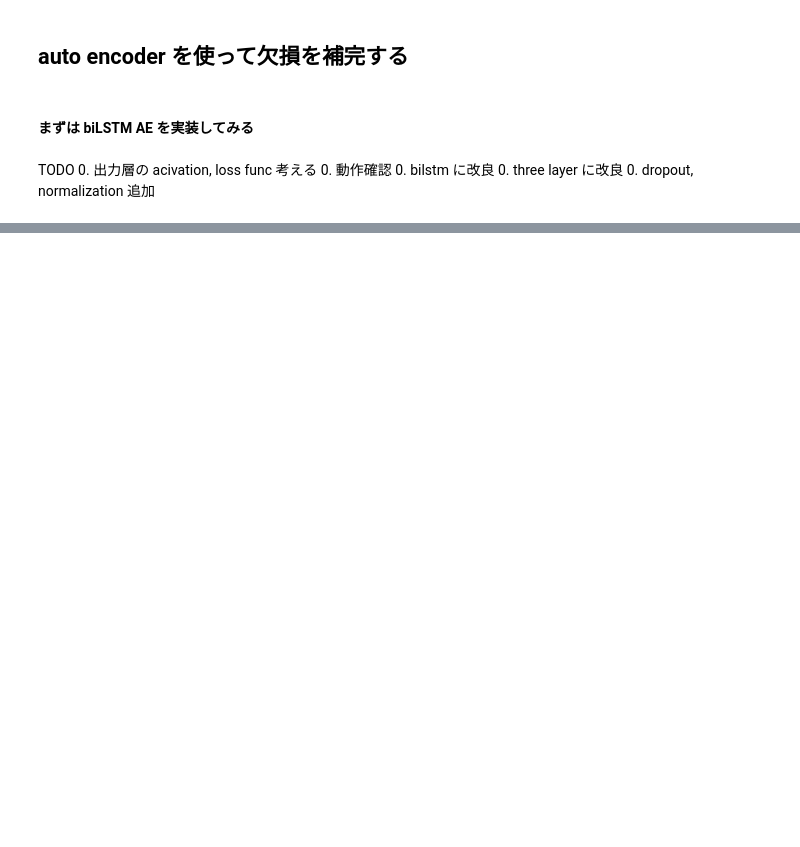
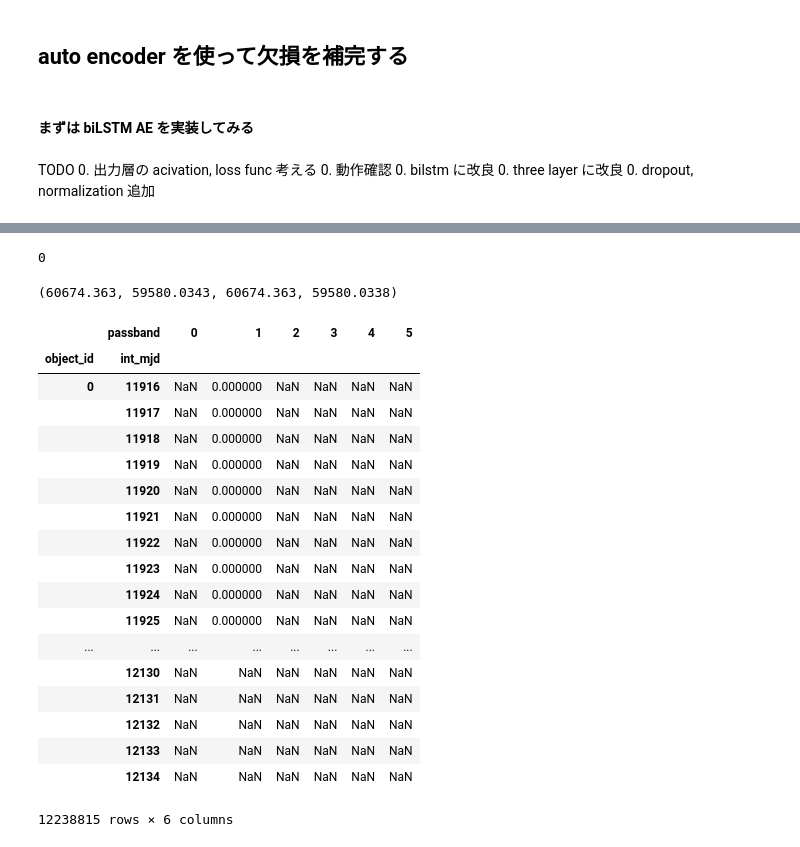
Before and after one commit to guchio3/kaggle-plasticc, a Jupyter notebook: notebook/lstm_autoencoder_deficit_interpolation.ipynb, the cells around one changed output, grey strips where cells are left out. Drawn from its saved outputs; the diff is of its cells as text; code cells hidden in the pictures; blank space fills up the shorter version.

```diff
--- a/notebook/lstm_autoencoder_deficit_interpolation.ipynb
+++ b/notebook/lstm_autoencoder_deficit_interpolation.ipynb
@@ -135,0 +189,9 @@ class LSTMAE(nn.Module):
+# %%
+test_set_df = pd.read_pickle('/home/naoya.taguchi/.kaggle/competitions/PLAsTiCC-2018/test_set.pkl.gz')
+# %%
+# 銀河系外天体に限定
+test_meta_df = pd.read_csv('/home/naoya.taguchi/.kaggle/competitions/PLAsTiCC-2018/test_set_metadata.csv')[['object_id', 'distmod']]
+test_set_df = test_set_df.merge(test_meta_df, on='object_id', how='left')
+test_set_df = pd.concat([test_set_df[test_set_df.distmod.notnull()], dummy_df], axis=0)[['object_id', 'mjd', 'passband', 'flux', 'flux_err']]
+del test_meta_df
+gc.collect()
@@ -135,0 +207,44 @@ class LSTMAE(nn.Module):
+# %%
+# サンプリング
+val_set_df = pd.concat([train_set_df, test_set_df.iloc[13000000:15000000]], axis=0)
+test_set_df = pd.concat([test_set_df.iloc[:3000000], test_set_df.iloc[20000000:23000000], test_set_df.iloc[-3000000:]], axis=0)
+gc.collect()
+# %% [output]
+0
+# %%
+train_set_df.mjd.max(), train_set_df.mjd.min(), test_set_df.mjd.max(), test_set_df.mjd.min()
+# %% [output]
+(60674.363, 59580.0343, 60674.363, 59580.0338)
+# %%
+#set_df = train_set_df
+#set_df = pd.concat([train_set_df, test_set_df], axis=0)
+set_df = test_set_df
+# %%
+# flux, flux_err を学習できる形にする
+set_df['int_mjd'] = set_df.mjd.astype(int)
+set_df['int_mjd'] = set_df['int_mjd'] // 5
+set_df.drop('mjd', axis=1, inplace=True)
+gc.collect()
+pv_set_df = pd.pivot_table(data=set_df, values='flux', index=['object_id', 'int_mjd'], columns='passband', dropna=False, aggfunc='max')
+pv_set_err_df = pd.pivot_table(data=set_df, values='flux_err', index=['object_id', 'int_mjd'], columns='passband', dropna=False, aggfunc='max')
+pv_set_df
+# %% [output]
+|  | passband | 0 | 1 | 2 | 3 | 4 | 5 |
+| object_id | int_mjd |  |  |  |  |  |  |
+| 0 | 11916 | NaN | 0.000000 | NaN | NaN | NaN | NaN |
+|  | 11917 | NaN | 0.000000 | NaN | NaN | NaN | NaN |
+|  | 11918 | NaN | 0.000000 | NaN | NaN | NaN | NaN |
+|  | 11919 | NaN | 0.000000 | NaN | NaN | NaN | NaN |
+|  | 11920 | NaN | 0.000000 | NaN | NaN | NaN | NaN |
+|  | 11921 | NaN | 0.000000 | NaN | NaN | NaN | NaN |
+|  | 11922 | NaN | 0.000000 | NaN | NaN | NaN | NaN |
+|  | 11923 | NaN | 0.000000 | NaN | NaN | NaN | NaN |
+|  | 11924 | NaN | 0.000000 | NaN | NaN | NaN | NaN |
+|  | 11925 | NaN | 0.000000 | NaN | NaN | NaN | NaN |
+| ... | ... | ... | ... | ... | ... | ... | ... |
+|  | 12130 | NaN | NaN | NaN | NaN | NaN | NaN |
+|  | 12131 | NaN | NaN | NaN | NaN | NaN | NaN |
+|  | 12132 | NaN | NaN | NaN | NaN | NaN | NaN |
+|  | 12133 | NaN | NaN | NaN | NaN | NaN | NaN |
+|  | 12134 | NaN | NaN | NaN | NaN | NaN | NaN |
+12238815 rows × 6 columns
```
Also changed, not shown: parts of 52 cells of this notebook, 1 other file.
